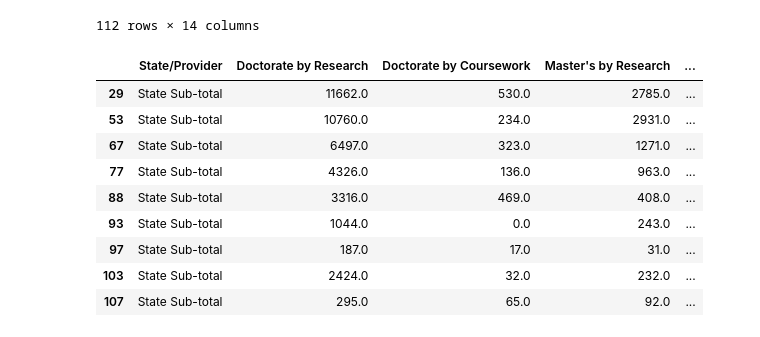
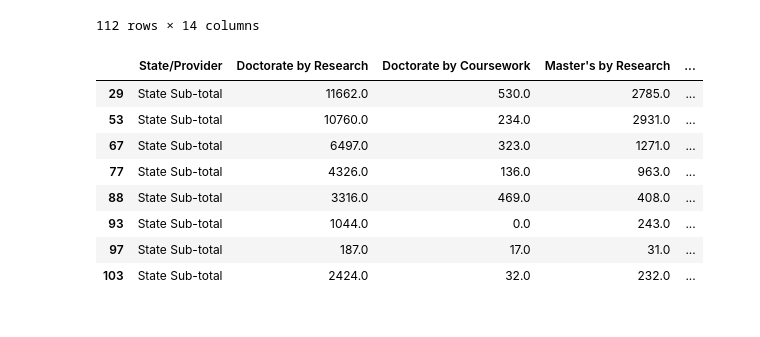
Before and after one commit to tomwyb/code1161base, a Jupyter notebook: week6/immunisation_table.ipynb, the cells around one changed output. Cells and saved outputs as stored; diff of their text form; code cells hidden in the pictures.

```diff
--- a/week6/immunisation_table.ipynb
+++ b/week6/immunisation_table.ipynb
@@ -106,17 +134,16 @@ local_data
 | 111 | % change on 2005 | 0.039997 | -0.019011 | -0.031574 | ... |
 112 rows × 14 columns
 # %%
-state_subtotal = local_data[local_data["State/Provider"] == "State Sub-total"]
+state_subtotal = local_data[local_data["State/Provider"] == "State Sub-total"][:-1]
 state_subtotal
 # %% [output]
 |  | State/Provider | Doctorate by Research | Doctorate by Coursework | Master's by Research | ... |
 | 29 | State Sub-total | 11662.0 | 530.0 | 2785.0 | ... |
 | 53 | State Sub-total | 10760.0 | 234.0 | 2931.0 | ... |
 | 67 | State Sub-total | 6497.0 | 323.0 | 1271.0 | ... |
 | 77 | State Sub-total | 4326.0 | 136.0 | 963.0 | ... |
 | 88 | State Sub-total | 3316.0 | 469.0 | 408.0 | ... |
 | 93 | State Sub-total | 1044.0 | 0.0 | 243.0 | ... |
 | 97 | State Sub-total | 187.0 | 17.0 | 31.0 | ... |
 | 103 | State Sub-total | 2424.0 | 32.0 | 232.0 | ... |
-| 107 | State Sub-total | 295.0 | 65.0 | 92.0 | ... |
 # %%
```
Also changed, not shown: parts of 19 cells of this notebook.
